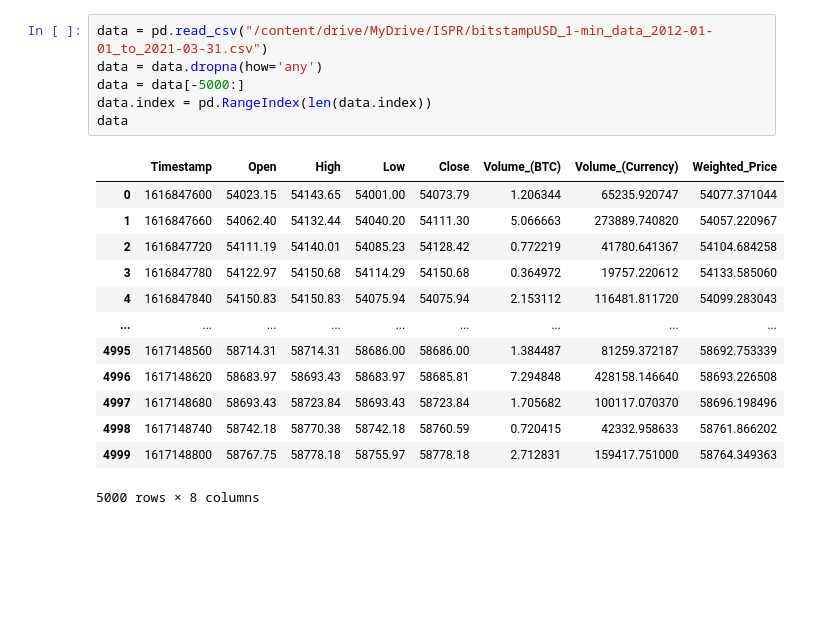
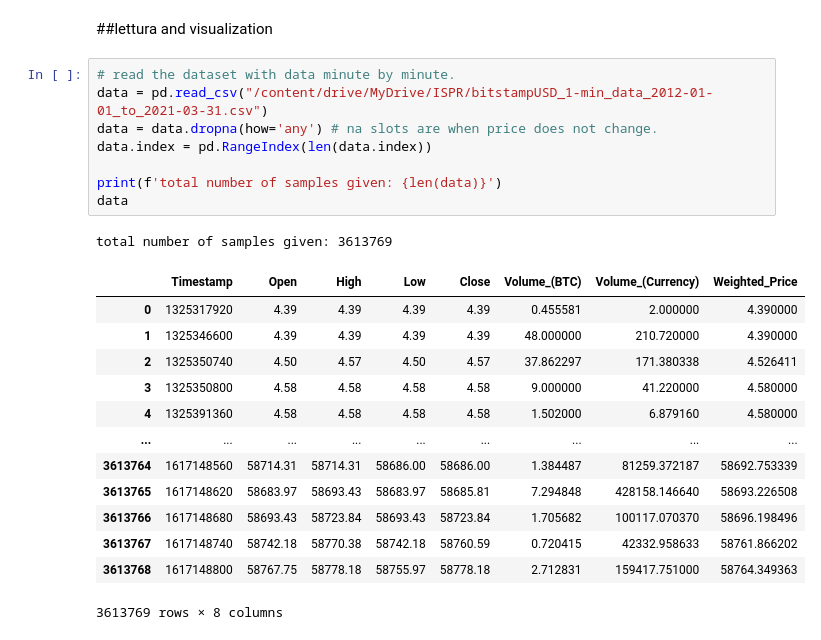
Before and after one commit to sd3ntato/ISPR_Project, a Jupyter notebook: btc.ipynb, the cells around one changed output. Saved outputs shown, nothing was run; the diff lists cells and outputs as text; blank space fills up the shorter version.

```diff
--- a/btc.ipynb
+++ b/btc.ipynb
@@ -19,23 +27,28 @@ sys.path.append('/content/drive/Othercomputers/Il mio MacBook Air/SimpleESN')
 # %% [output]
 Mounted at /content/drive
+# %% [markdown]
+##lettura and visualization
 # %%
+# read the dataset with data minute by minute.
 data = pd.read_csv("/content/drive/MyDrive/ISPR/bitstampUSD_1-min_data_2012-01-01_to_2021-03-31.csv")
-data = data.dropna(how='any')
-data = data[-5000:]
+data = data.dropna(how='any') # na slots are when price does not change.
 data.index = pd.RangeIndex(len(data.index))
+
+print(f'total number of samples given: {len(data)}')
 data
 # %% [output]
+total number of samples given: 3613769
 |  | Timestamp | Open | High | Low | Close | Volume_(BTC) | Volume_(Currency) | Weighted_Price |
-| 0 | 1616847600 | 54023.15 | 54143.65 | 54001.00 | 54073.79 | 1.206344 | 65235.920747 | 54077.371044 |
-| 1 | 1616847660 | 54062.40 | 54132.44 | 54040.20 | 54111.30 | 5.066663 | 273889.740820 | 54057.220967 |
-| 2 | 1616847720 | 54111.19 | 54140.01 | 54085.23 | 54128.42 | 0.772219 | 41780.641367 | 54104.684258 |
-| 3 | 1616847780 | 54122.97 | 54150.68 | 54114.29 | 54150.68 | 0.364972 | 19757.220612 | 54133.585060 |
-| 4 | 1616847840 | 54150.83 | 54150.83 | 54075.94 | 54075.94 | 2.153112 | 116481.811720 | 54099.283043 |
+| 0 | 1325317920 | 4.39 | 4.39 | 4.39 | 4.39 | 0.455581 | 2.000000 | 4.390000 |
+| 1 | 1325346600 | 4.39 | 4.39 | 4.39 | 4.39 | 48.000000 | 210.720000 | 4.390000 |
+| 2 | 1325350740 | 4.50 | 4.57 | 4.50 | 4.57 | 37.862297 | 171.380338 | 4.526411 |
+| 3 | 1325350800 | 4.58 | 4.58 | 4.58 | 4.58 | 9.000000 | 41.220000 | 4.580000 |
+| 4 | 1325391360 | 4.58 | 4.58 | 4.58 | 4.58 | 1.502000 | 6.879160 | 4.580000 |
 | ... | ... | ... | ... | ... | ... | ... | ... | ... |
-| 4995 | 1617148560 | 58714.31 | 58714.31 | 58686.00 | 58686.00 | 1.384487 | 81259.372187 | 58692.753339 |
-| 4996 | 1617148620 | 58683.97 | 58693.43 | 58683.97 | 58685.81 | 7.294848 | 428158.146640 | 58693.226508 |
-| 4997 | 1617148680 | 58693.43 | 58723.84 | 58693.43 | 58723.84 | 1.705682 | 100117.070370 | 58696.198496 |
-| 4998 | 1617148740 | 58742.18 | 58770.38 | 58742.18 | 58760.59 | 0.720415 | 42332.958633 | 58761.866202 |
-| 4999 | 1617148800 | 58767.75 | 58778.18 | 58755.97 | 58778.18 | 2.712831 | 159417.751000 | 58764.349363 |
+| 3613764 | 1617148560 | 58714.31 | 58714.31 | 58686.00 | 58686.00 | 1.384487 | 81259.372187 | 58692.753339 |
+| 3613765 | 1617148620 | 58683.97 | 58693.43 | 58683.97 | 58685.81 | 7.294848 | 428158.146640 | 58693.226508 |
+| 3613766 | 1617148680 | 58693.43 | 58723.84 | 58693.43 | 58723.84 | 1.705682 | 100117.070370 | 58696.198496 |
+| 3613767 | 1617148740 | 58742.18 | 58770.38 | 58742.18 | 58760.59 | 0.720415 | 42332.958633 | 58761.866202 |
+| 3613768 | 1617148800 | 58767.75 | 58778.18 | 58755.97 | 58778.18 | 2.712831 | 159417.751000 | 58764.349363 |
-5000 rows × 8 columns
+3613769 rows × 8 columns
 # %%
```
Also changed, not shown: parts of 23 cells of this notebook.
